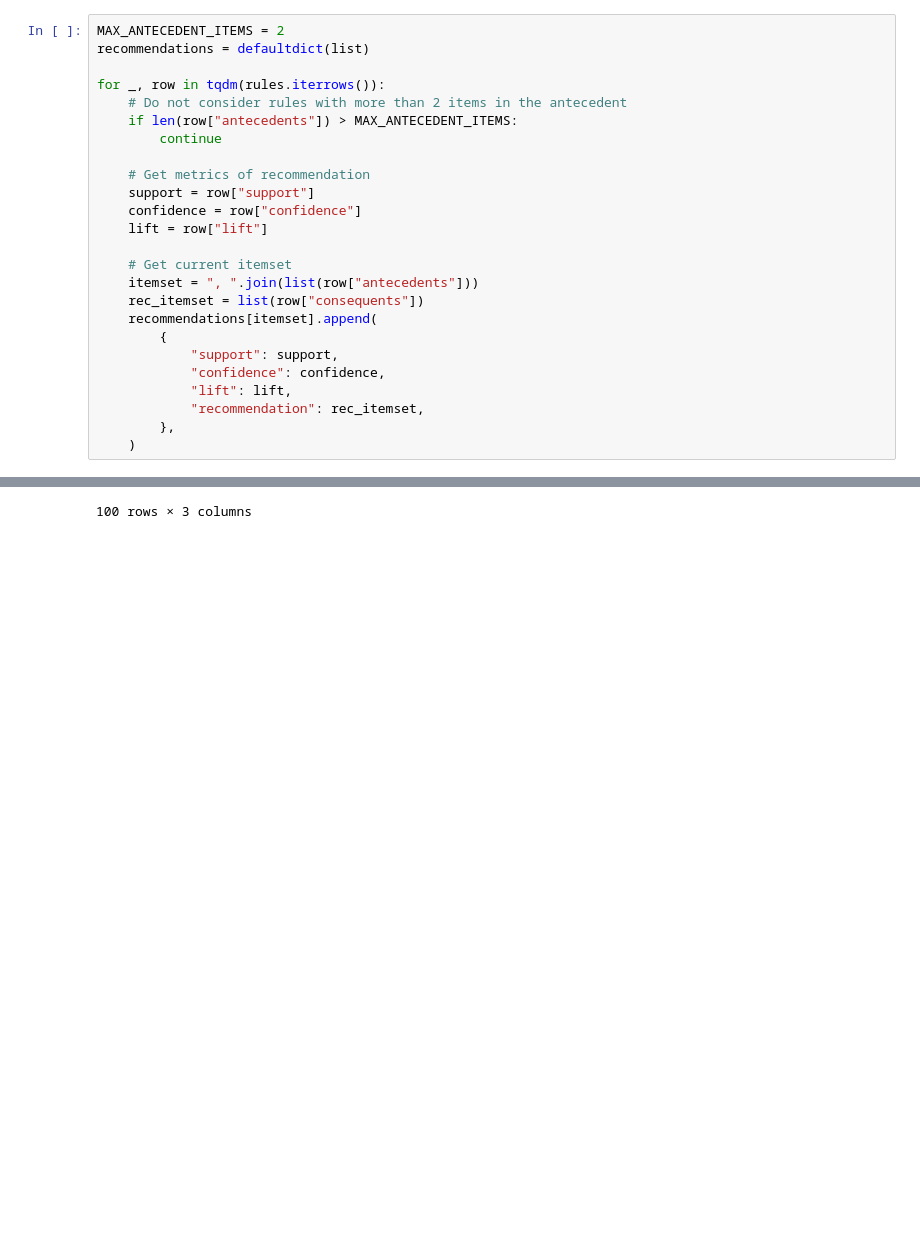
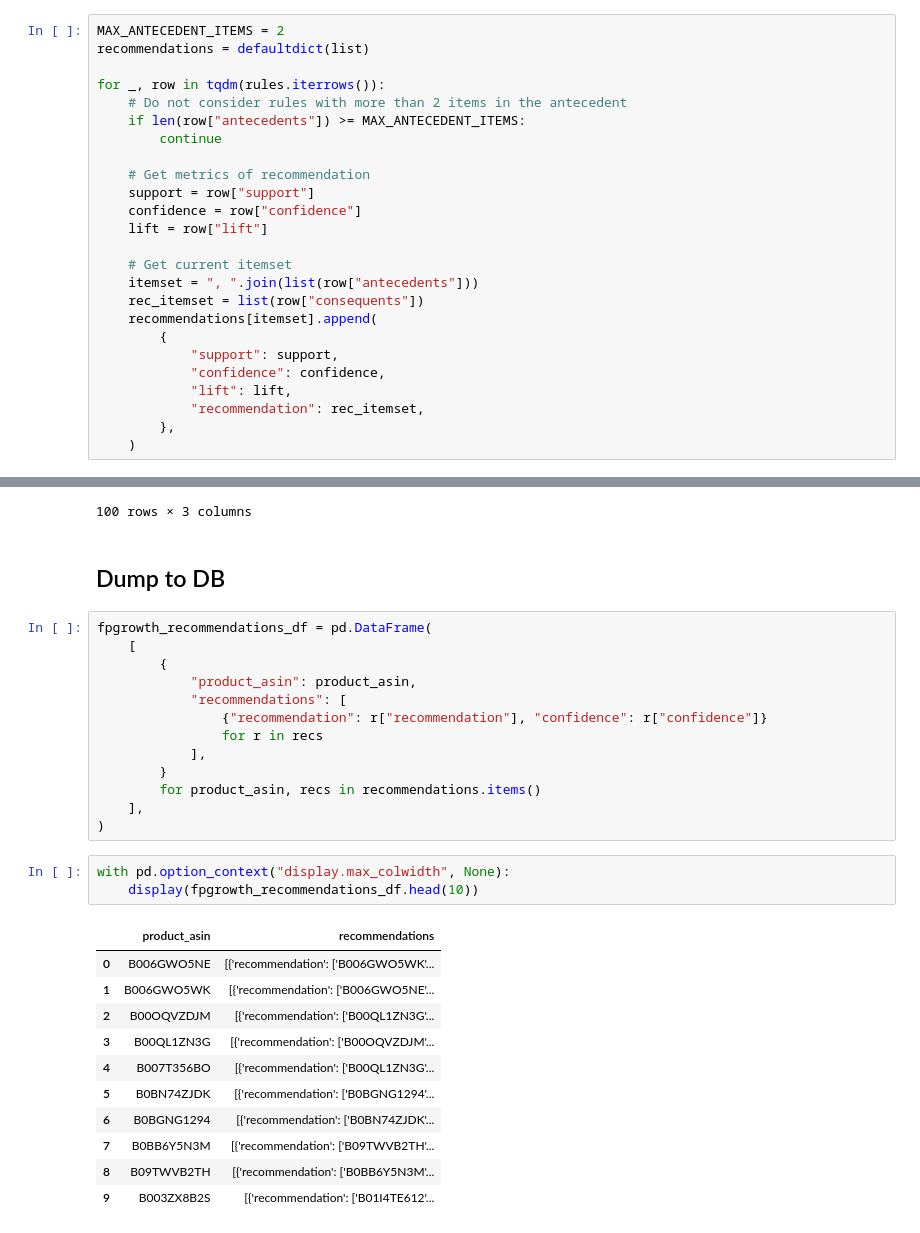
Before and after one commit to Full-Stack-Data-Science/fswe-final-project-example, a Jupyter notebook: notebooks/002_fp_growth.ipynb, the cells around one changed output, grey strips where cells are left out. Saved outputs shown, nothing was run; the diff lists cells and outputs as text; blank space fills up the shorter version.

Commit message:
add fpgrowth demo api. Will refactor later

```diff
--- a/notebooks/002_fp_growth.ipynb
+++ b/notebooks/002_fp_growth.ipynb
@@ -224,7 +226,7 @@ recommendations = defaultdict(list)
 
 for _, row in tqdm(rules.iterrows()):
     # Do not consider rules with more than 2 items in the antecedent
-    if len(row["antecedents"]) > MAX_ANTECEDENT_ITEMS:
+    if len(row["antecedents"]) >= MAX_ANTECEDENT_ITEMS:
         continue
 
     # Get metrics of recommendation
@@ -287,3 +289,33 @@ popular_df
 | 758 | B006GWO5WK | 122 | 0.005746 |
 | 4252 | B09N42GVF7 | 120 | 0.005652 |
 100 rows × 3 columns
+# %% [markdown]
+## Dump to DB
+# %%
+fpgrowth_recommendations_df = pd.DataFrame(
+    [
+        {
+            "product_asin": product_asin,
+            "recommendations": [
+                {"recommendation": r["recommendation"], "confidence": r["confidence"]}
+                for r in recs
+            ],
+        }
+        for product_asin, recs in recommendations.items()
+    ],
+)
+# %%
+with pd.option_context("display.max_colwidth", None):
+    display(fpgrowth_recommendations_df.head(10))
+# %% [output]
+|  | product_asin | recommendations |
+| 0 | B006GWO5NE | [{'recommendation': ['B006GWO5WK'... |
+| 1 | B006GWO5WK | [{'recommendation': ['B006GWO5NE'... |
+| 2 | B00OQVZDJM | [{'recommendation': ['B00QL1ZN3G'... |
+| 3 | B00QL1ZN3G | [{'recommendation': ['B00OQVZDJM'... |
+| 4 | B007T356BO | [{'recommendation': ['B00QL1ZN3G'... |
+| 5 | B0BN74ZJDK | [{'recommendation': ['B0BGNG1294'... |
+| 6 | B0BGNG1294 | [{'recommendation': ['B0BN74ZJDK'... |
+| 7 | B0BB6Y5N3M | [{'recommendation': ['B09TWVB2TH'... |
+| 8 | B09TWVB2TH | [{'recommendation': ['B0BB6Y5N3M'... |
+| 9 | B003ZX8B2S | [{'recommendation': ['B01I4TE612'... |
```
Also changed, not shown: parts of 7 cells of this notebook, 2 other files.
